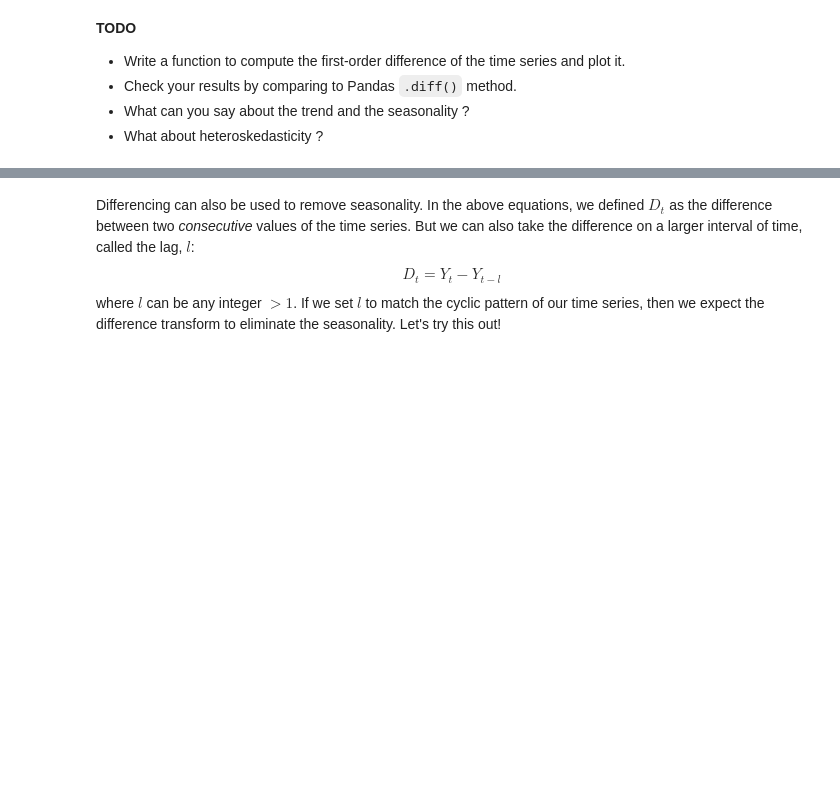
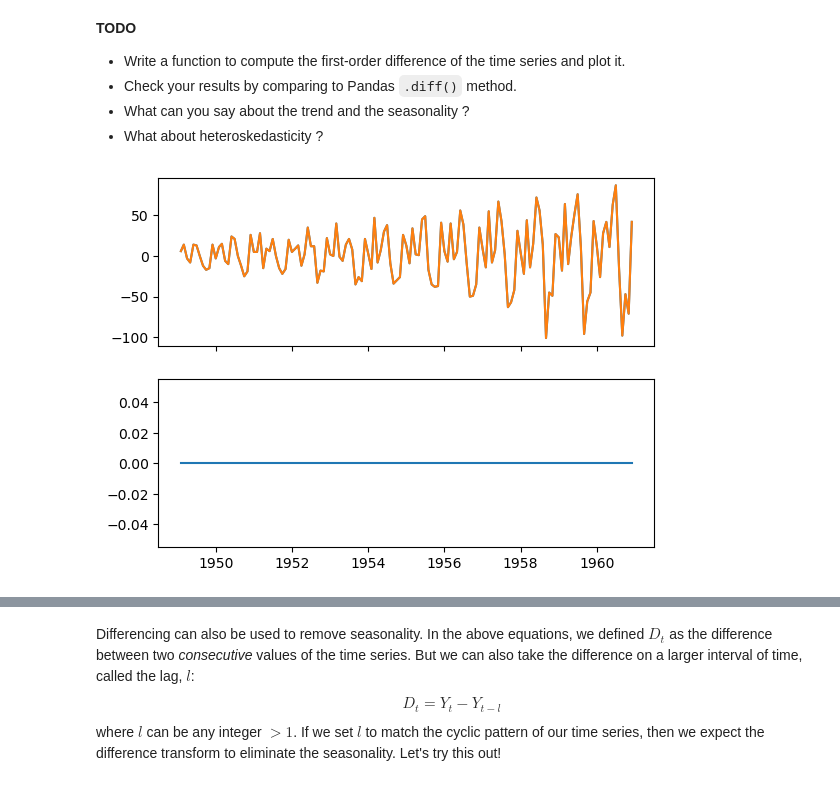
Before and after one commit to ThibaultLaunois/CampNum-12_ML6_time_series, a Jupyter notebook: notebooks/NB1_Time_Series_Forecasts.ipynb, the cells around one changed output, grey strips where cells are left out. Cells and saved outputs as stored; diff of their text form; code cells hidden in the pictures; blank space fills up the shorter version.

```diff
--- a/notebooks/NB1_Time_Series_Forecasts.ipynb
+++ b/notebooks/NB1_Time_Series_Forecasts.ipynb
@@ -362,9 +375,20 @@ If you apply this difference transform iteratively, you can achieve what is call
 # %%
 def difference(data):
     # Compute the difference series
+    diff=pd.Series(
+        data[1:].values-data[:-1].values,
+        index=data[1:].index
+    )
     return diff
 
+fig, axes=plt.subplots(2,1, sharex=True)
 # Compute difference and plot
-
+axes[0].plot(difference(airline), label="my function")
 
 # Compare with Pandas
+axes[0].plot(airline.diff(), label="Pandas")
+
+axes[1].plot(difference(airline)-airline.diff(), label="my_function - Pandas")
+plt.show()
+# %% [output]
+[figure, added]
```
Also changed, not shown: parts of 14 cells of this notebook.
